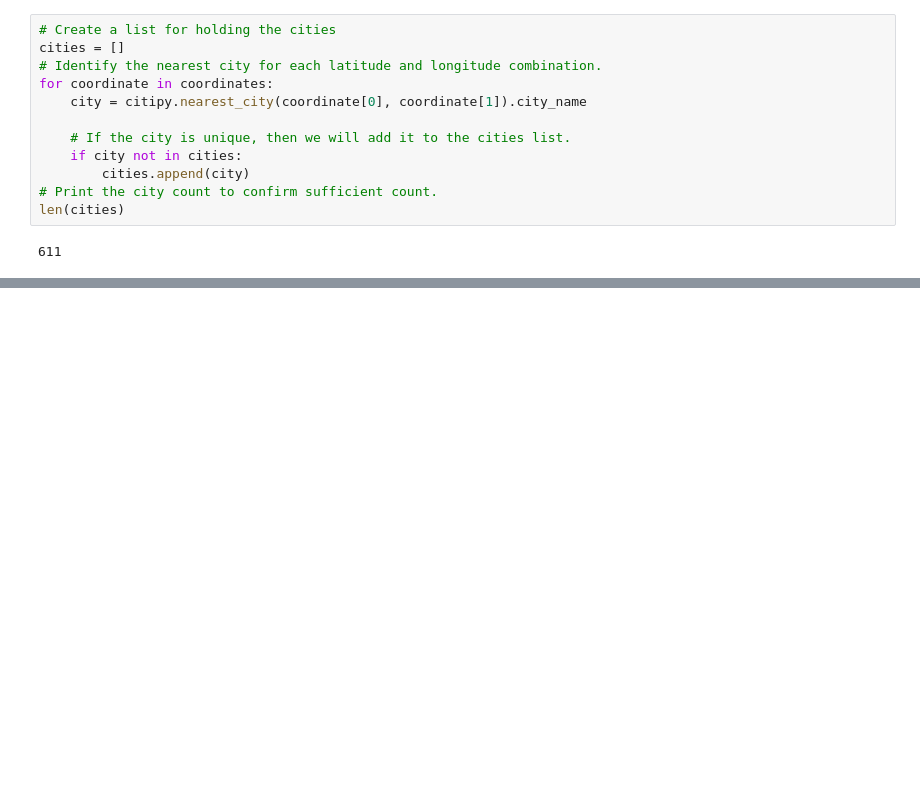
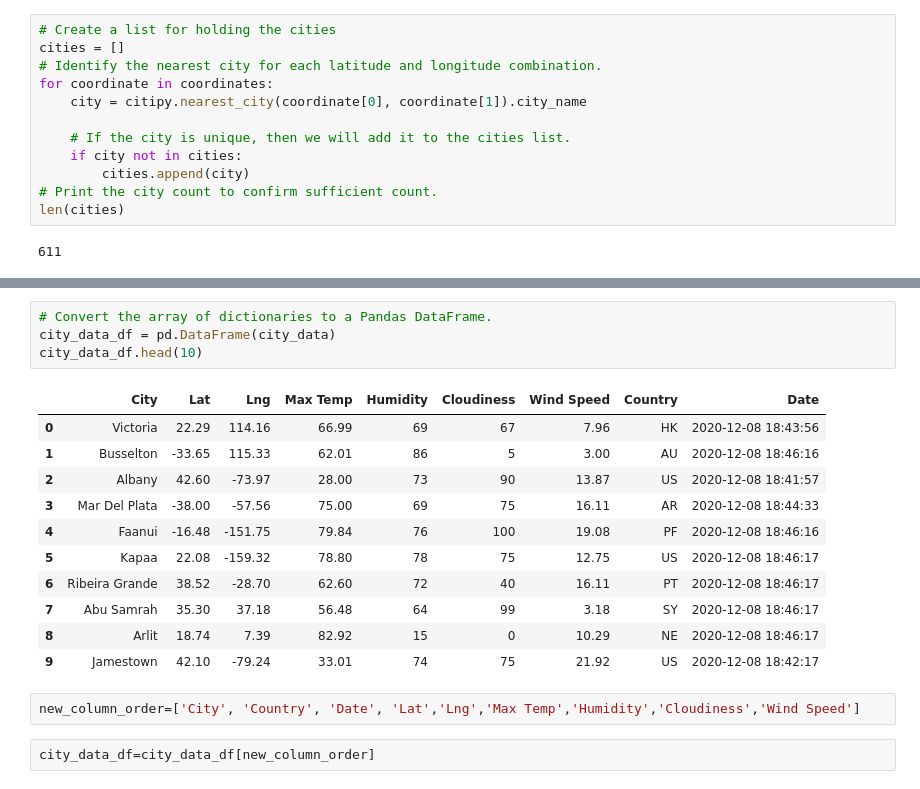
Before and after one commit to jvmastro/World_Weather_Analysis, a Jupyter notebook: WeatherPy.ipynb, the cells around one changed output, grey strips where cells are left out. Cells and saved outputs as stored; diff of their text form; blank space fills up the shorter version.

```diff
--- a/WeatherPy.ipynb
+++ b/WeatherPy.ipynb
@@ -32,0 +123,20 @@ len(cities)
+# %%
+# Convert the array of dictionaries to a Pandas DataFrame.
+city_data_df = pd.DataFrame(city_data)
+city_data_df.head(10)
+# %% [output]
+|  | City | Lat | Lng | Max Temp | Humidity | Cloudiness | Wind Speed | Country | Date |
+| 0 | Victoria | 22.29 | 114.16 | 66.99 | 69 | 67 | 7.96 | HK | 2020-12-08 18:43:56 |
+| 1 | Busselton | -33.65 | 115.33 | 62.01 | 86 | 5 | 3.00 | AU | 2020-12-08 18:46:16 |
+| 2 | Albany | 42.60 | -73.97 | 28.00 | 73 | 90 | 13.87 | US | 2020-12-08 18:41:57 |
+| 3 | Mar Del Plata | -38.00 | -57.56 | 75.00 | 69 | 75 | 16.11 | AR | 2020-12-08 18:44:33 |
+| 4 | Faanui | -16.48 | -151.75 | 79.84 | 76 | 100 | 19.08 | PF | 2020-12-08 18:46:16 |
+| 5 | Kapaa | 22.08 | -159.32 | 78.80 | 78 | 75 | 12.75 | US | 2020-12-08 18:46:17 |
+| 6 | Ribeira Grande | 38.52 | -28.70 | 62.60 | 72 | 40 | 16.11 | PT | 2020-12-08 18:46:17 |
+| 7 | Abu Samrah | 35.30 | 37.18 | 56.48 | 64 | 99 | 3.18 | SY | 2020-12-08 18:46:17 |
+| 8 | Arlit | 18.74 | 7.39 | 82.92 | 15 | 0 | 10.29 | NE | 2020-12-08 18:46:17 |
+| 9 | Jamestown | 42.10 | -79.24 | 33.01 | 74 | 75 | 21.92 | US | 2020-12-08 18:42:17 |
+# %%
+new_column_order=['City', 'Country', 'Date', 'Lat','Lng','Max Temp','Humidity','Cloudiness','Wind Speed']
+# %%
+city_data_df=city_data_df[new_column_order]
```
Also changed, not shown: parts of 3 cells of this notebook, 2 other files.
